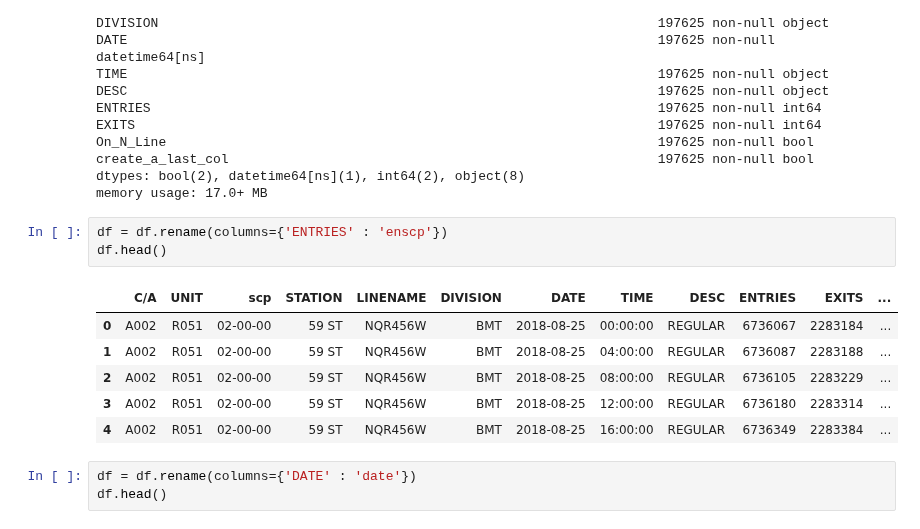
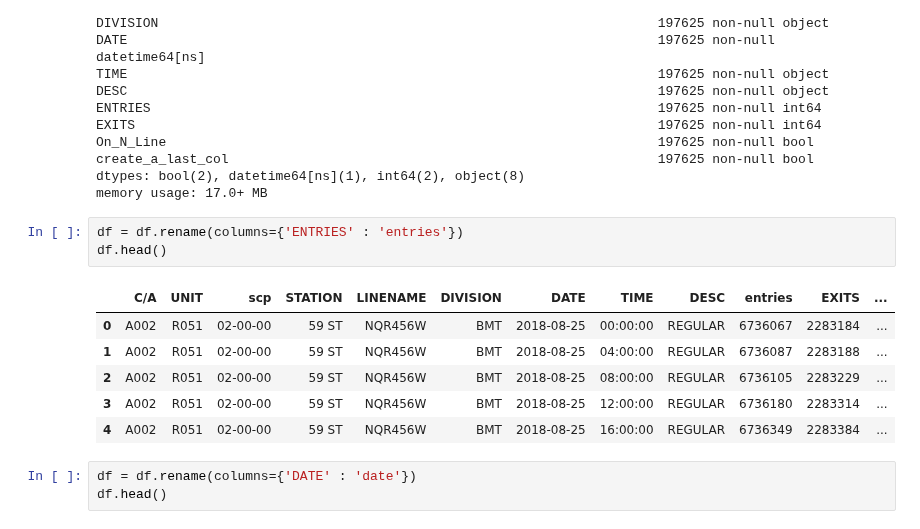
Before and after one commit to Mikeal001/dsc-pandas-series-and-dataframes-dc-ds-071519, a Jupyter notebook: index.ipynb, the cells around one changed output. Cells and saved outputs as stored; diff of their text form.

```diff
--- a/index.ipynb
+++ b/index.ipynb
@@ -350,10 +350,10 @@ create_a_last_col                                                       197625 n
 dtypes: bool(2), datetime64[ns](1), int64(2), object(8)
 memory usage: 17.0+ MB
 # %%
-df = df.rename(columns={'ENTRIES' : 'enscp'})
+df = df.rename(columns={'ENTRIES' : 'entries'})
 df.head()
 # %% [output]
-|  | C/A | UNIT | scp | STATION | LINENAME | DIVISION | DATE | TIME | DESC | ENTRIES | EXITS | ... |
+|  | C/A | UNIT | scp | STATION | LINENAME | DIVISION | DATE | TIME | DESC | entries | EXITS | ... |
 | 0 | A002 | R051 | 02-00-00 | 59 ST | NQR456W | BMT | 2018-08-25 | 00:00:00 | REGULAR | 6736067 | 2283184 | ... |
 | 1 | A002 | R051 | 02-00-00 | 59 ST | NQR456W | BMT | 2018-08-25 | 04:00:00 | REGULAR | 6736087 | 2283188 | ... |
 | 2 | A002 | R051 | 02-00-00 | 59 ST | NQR456W | BMT | 2018-08-25 | 08:00:00 | REGULAR | 6736105 | 2283229 | ... |
```
